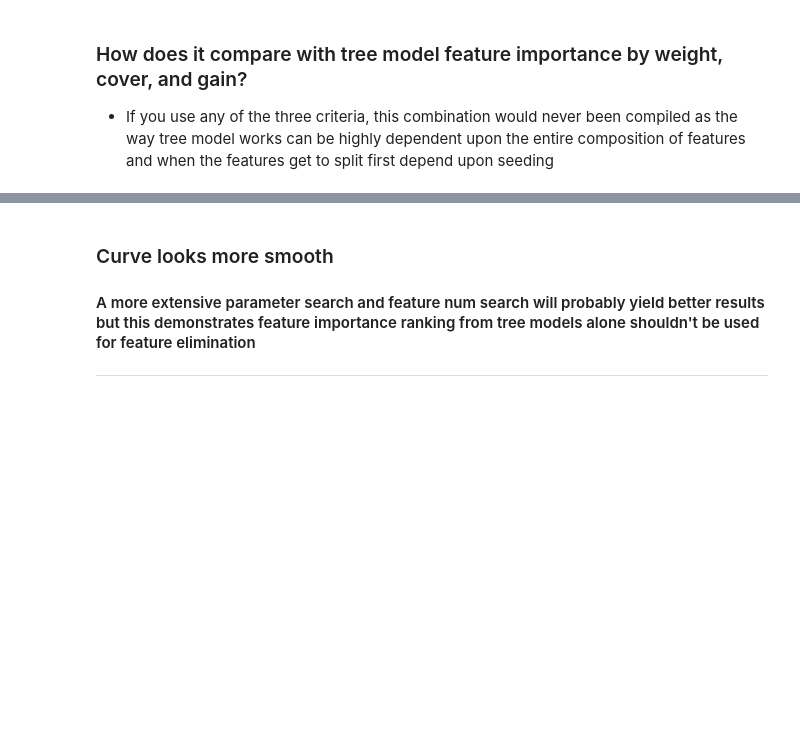
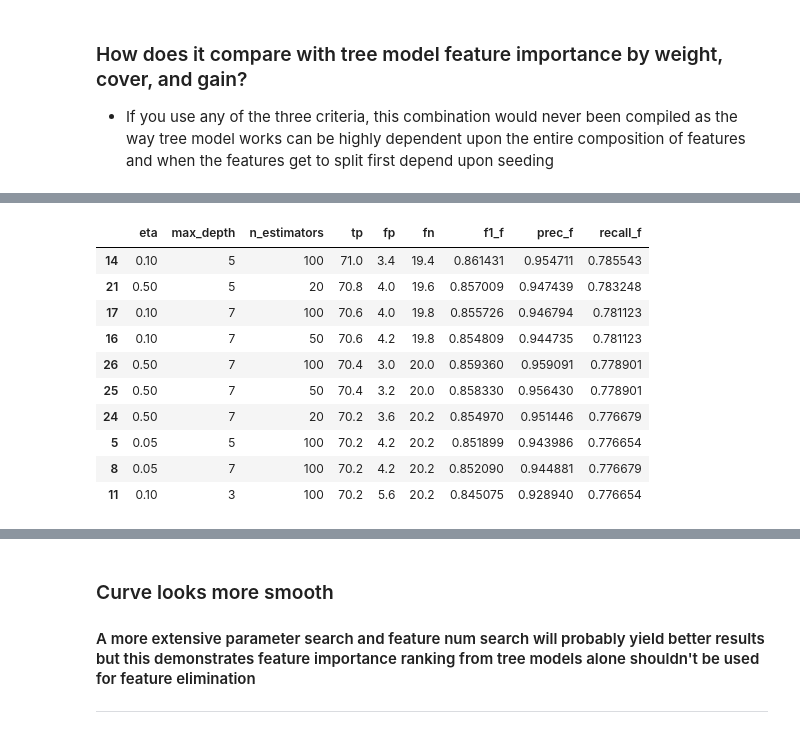
Before and after one commit to mzhou356/creditCardFraud, a Jupyter notebook: SupervisedLearning/notebooks/Xgboost_binary_classifier.ipynb, the cells around one changed output, grey strips where cells are left out. Cells and saved outputs as stored; diff of their text form; code cells hidden in the pictures; blank space fills up the shorter version.

```diff
--- a/SupervisedLearning/notebooks/Xgboost_binary_classifier.ipynb
+++ b/SupervisedLearning/notebooks/Xgboost_binary_classifier.ipynb
@@ -281,0 +330,14 @@ final_model = estimator.fit(train_X[best_features], train_y, eval_metric="aucpr"
+# %%
+CVResultsOutput(searchCV.cv_results_,custom_metrics.keys()).sort_values("tp",ascending=False)[:10]
+# %% [output]
+|  | eta | max_depth | n_estimators | tp | fp | fn | f1_f | prec_f | recall_f |
+| 14 | 0.10 | 5 | 100 | 71.0 | 3.4 | 19.4 | 0.861431 | 0.954711 | 0.785543 |
+| 21 | 0.50 | 5 | 20 | 70.8 | 4.0 | 19.6 | 0.857009 | 0.947439 | 0.783248 |
+| 17 | 0.10 | 7 | 100 | 70.6 | 4.0 | 19.8 | 0.855726 | 0.946794 | 0.781123 |
+| 16 | 0.10 | 7 | 50 | 70.6 | 4.2 | 19.8 | 0.854809 | 0.944735 | 0.781123 |
+| 26 | 0.50 | 7 | 100 | 70.4 | 3.0 | 20.0 | 0.859360 | 0.959091 | 0.778901 |
+| 25 | 0.50 | 7 | 50 | 70.4 | 3.2 | 20.0 | 0.858330 | 0.956430 | 0.778901 |
+| 24 | 0.50 | 7 | 20 | 70.2 | 3.6 | 20.2 | 0.854970 | 0.951446 | 0.776679 |
+| 5 | 0.05 | 5 | 100 | 70.2 | 4.2 | 20.2 | 0.851899 | 0.943986 | 0.776654 |
+| 8 | 0.05 | 7 | 100 | 70.2 | 4.2 | 20.2 | 0.852090 | 0.944881 | 0.776679 |
+| 11 | 0.10 | 3 | 100 | 70.2 | 5.6 | 20.2 | 0.845075 | 0.928940 | 0.776654 |
```
Also changed, not shown: parts of 13 cells of this notebook.
